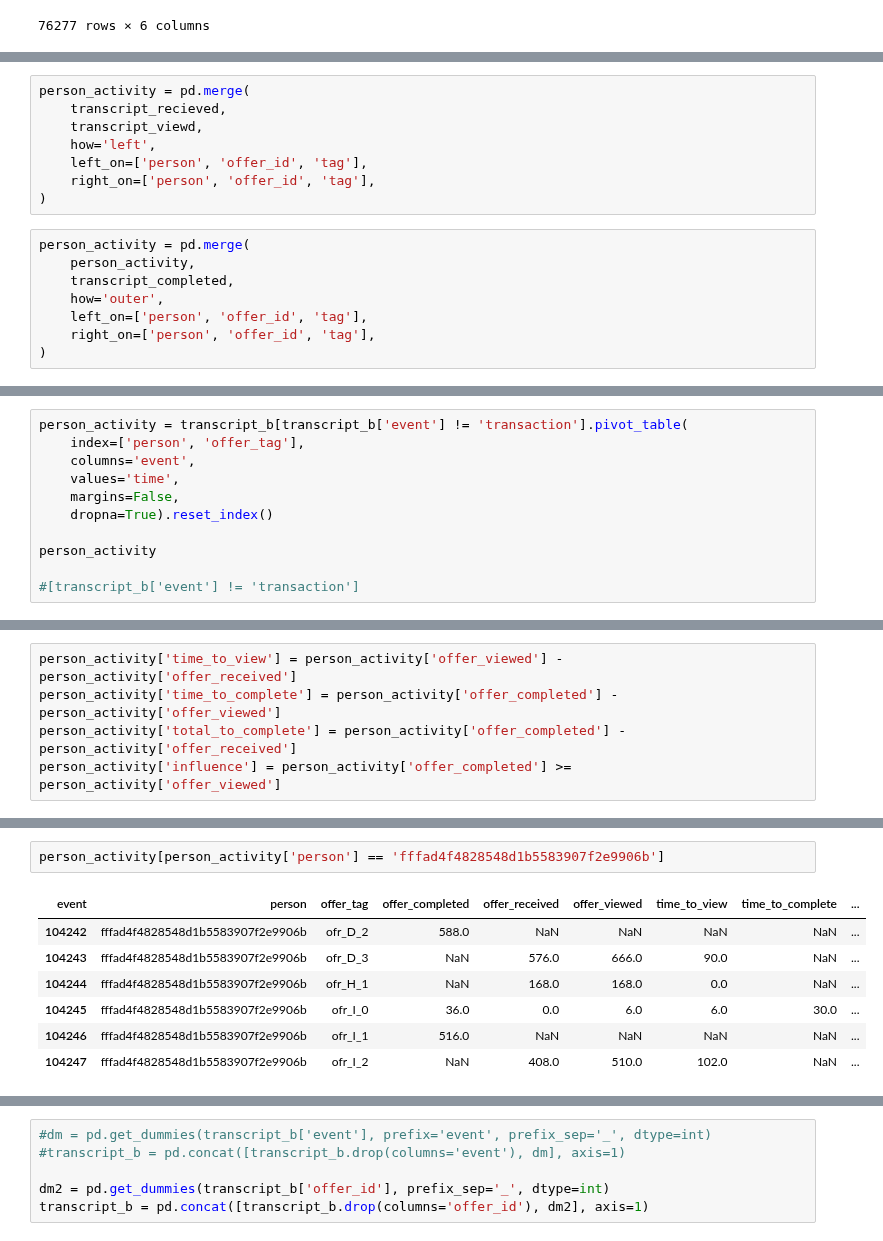
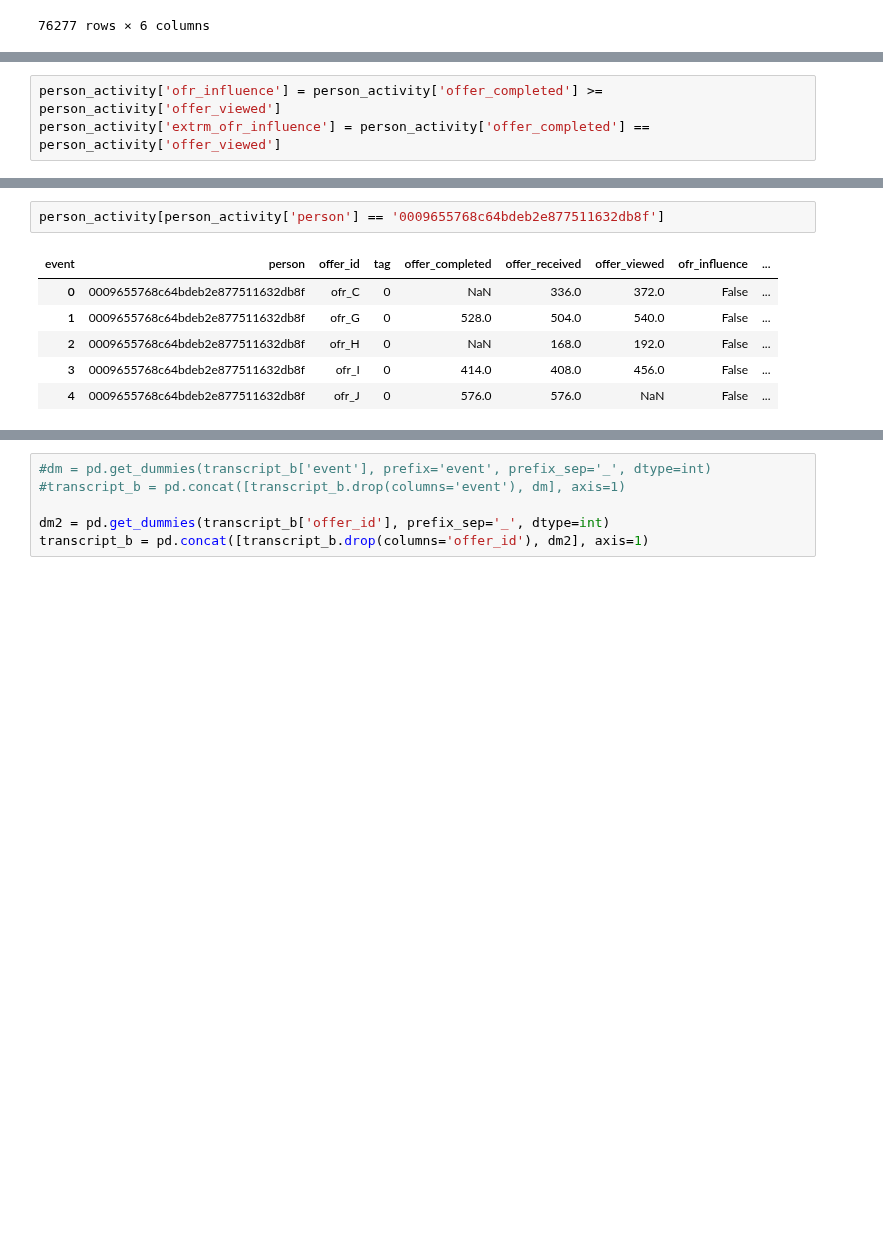
Before and after one commit to Niltonjuniorphd/Starbucks_project, a Jupyter notebook: Starbucks_Capstone_notebook.ipynb, the cells around one changed output, grey strips where cells are left out. Drawn from its saved outputs; the diff is of its cells as text; blank space fills up the shorter version.

```diff
--- a/Starbucks_Capstone_notebook.ipynb
+++ b/Starbucks_Capstone_notebook.ipynb
@@ -447,16 +385,0 @@ transcript_event = transcript_b[transcript_b['event'] != 'transaction'].copy()
-# %%
-person_activity = pd.merge(
-    transcript_recieved,
-    transcript_viewd,
-    how='left',
-    left_on=['person', 'offer_id', 'tag'],
-    right_on=['person', 'offer_id', 'tag'],
-)
-# %%
-person_activity = pd.merge(
-    person_activity,
-    transcript_completed,
-    how='outer',
-    left_on=['person', 'offer_id', 'tag'],
-    right_on=['person', 'offer_id', 'tag'],
-)
@@ -507,11 +394,0 @@ person_activity[person_activity['person'] == '0009655768c64bdeb2e877511632db8f']
-# %%
-person_activity = transcript_b[transcript_b['event'] != 'transaction'].pivot_table(
-    index=['person', 'offer_tag'],
-    columns='event',
-    values='time',
-    margins=False,
-    dropna=True).reset_index()
-
-person_activity
-
-#[transcript_b['event'] != 'transaction']
@@ -552,5 +409,3 @@ transcript_b[(transcript_b['person'] == 'fffad4f4828548d1b5583907f2e9906b')] # &
 # %%
-person_activity['time_to_view'] = person_activity['offer_viewed'] - person_activity['offer_received']
-person_activity['time_to_complete'] = person_activity['offer_completed'] - person_activity['offer_viewed']
-person_activity['total_to_complete'] = person_activity['offer_completed'] - person_activity['offer_received']
-person_activity['influence'] = person_activity['offer_completed'] >= person_activity['offer_viewed']
+person_activity['ofr_influence'] = person_activity['offer_completed'] >= person_activity['offer_viewed']
+person_activity['extrm_ofr_influence'] = person_activity['offer_completed'] == person_activity['offer_viewed']
@@ -574,10 +412,9 @@ transcript_b.groupby(['person', 'event']).count()
 # %%
-person_activity[person_activity['person'] == 'fffad4f4828548d1b5583907f2e9906b']
+person_activity[person_activity['person'] == '0009655768c64bdeb2e877511632db8f']
 # %% [output]
-| event | person | offer_tag | offer_completed | offer_received | offer_viewed | time_to_view | time_to_complete | ... |
-| 104242 | fffad4f4828548d1b5583907f2e9906b | ofr_D_2 | 588.0 | NaN | NaN | NaN | NaN | ... |
-| 104243 | fffad4f4828548d1b5583907f2e9906b | ofr_D_3 | NaN | 576.0 | 666.0 | 90.0 | NaN | ... |
-| 104244 | fffad4f4828548d1b5583907f2e9906b | ofr_H_1 | NaN | 168.0 | 168.0 | 0.0 | NaN | ... |
-| 104245 | fffad4f4828548d1b5583907f2e9906b | ofr_I_0 | 36.0 | 0.0 | 6.0 | 6.0 | 30.0 | ... |
-| 104246 | fffad4f4828548d1b5583907f2e9906b | ofr_I_1 | 516.0 | NaN | NaN | NaN | NaN | ... |
-| 104247 | fffad4f4828548d1b5583907f2e9906b | ofr_I_2 | NaN | 408.0 | 510.0 | 102.0 | NaN | ... |
+| event | person | offer_id | tag | offer_completed | offer_received | offer_viewed | ofr_influence | ... |
+| 0 | 0009655768c64bdeb2e877511632db8f | ofr_C | 0 | NaN | 336.0 | 372.0 | False | ... |
+| 1 | 0009655768c64bdeb2e877511632db8f | ofr_G | 0 | 528.0 | 504.0 | 540.0 | False | ... |
+| 2 | 0009655768c64bdeb2e877511632db8f | ofr_H | 0 | NaN | 168.0 | 192.0 | False | ... |
+| 3 | 0009655768c64bdeb2e877511632db8f | ofr_I | 0 | 414.0 | 408.0 | 456.0 | False | ... |
+| 4 | 0009655768c64bdeb2e877511632db8f | ofr_J | 0 | 576.0 | 576.0 | NaN | False | ... |
```
Also changed, not shown: parts of 39 cells of this notebook.
